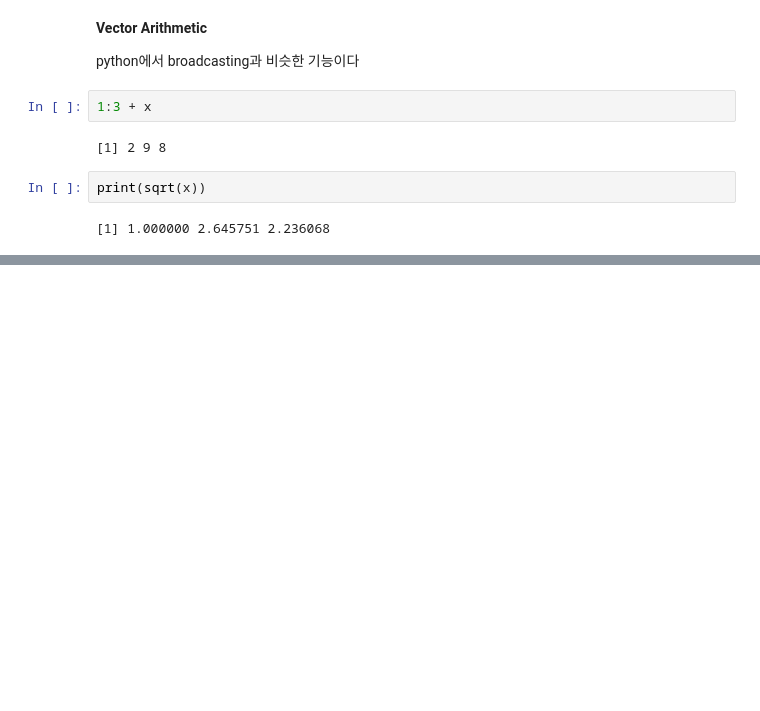
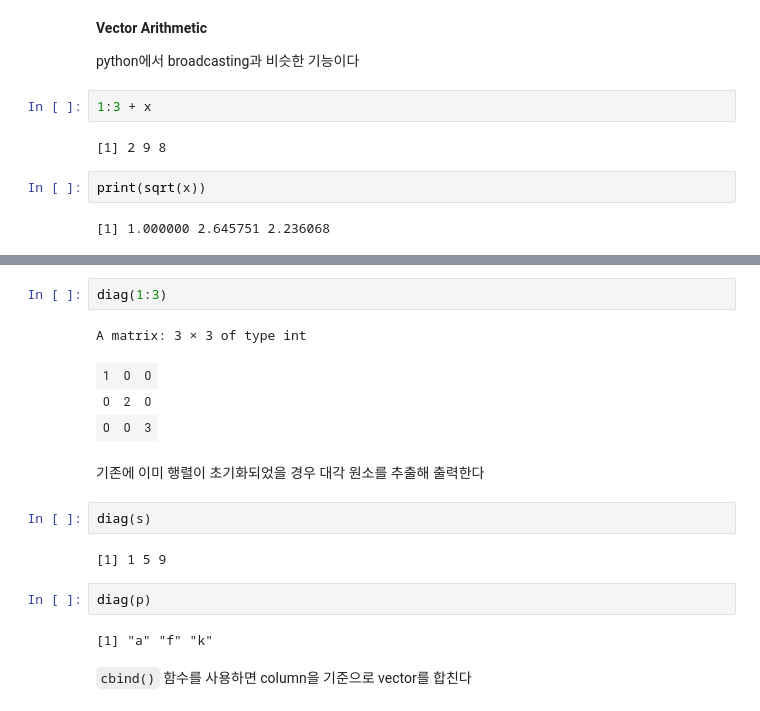
Before and after one commit to Tommylee1013/BusinessAnalytics, a Jupyter notebook: R Data Structure/Basic Data Structure.ipynb, the cells around one changed output, grey strips where cells are left out. Saved outputs shown, nothing was run; the diff lists cells and outputs as text; blank space fills up the shorter version.

```diff
--- a/R Data Structure/Basic Data Structure.ipynb
+++ b/R Data Structure/Basic Data Structure.ipynb
@@ -181,0 +284,19 @@ print(sqrt(x))
+# %%
+diag(1:3)
+# %% [output]
+A matrix: 3 × 3 of type int
+| 1 | 0 | 0 |
+| 0 | 2 | 0 |
+| 0 | 0 | 3 |
+# %% [markdown]
+기존에 이미 행렬이 초기화되었을 경우 대각 원소를 추출해 출력한다
+# %%
+diag(s)
+# %% [output]
+[1] 1 5 9
+# %%
+diag(p)
+# %% [output]
+[1] "a" "f" "k"
+# %% [markdown]
+`cbind()` 함수를 사용하면 column을 기준으로 vector를 합친다
```
Also changed, not shown: parts of 42 cells of this notebook.
